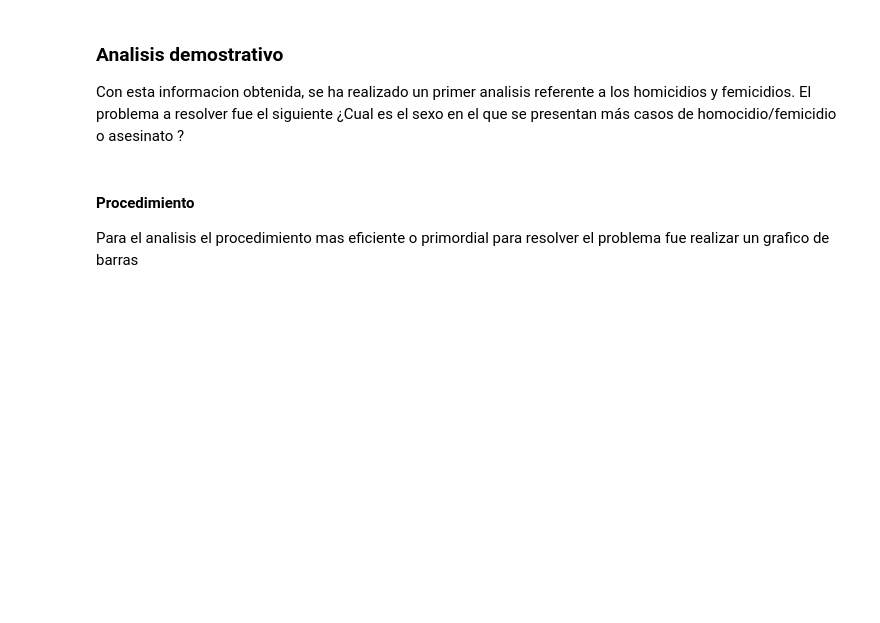
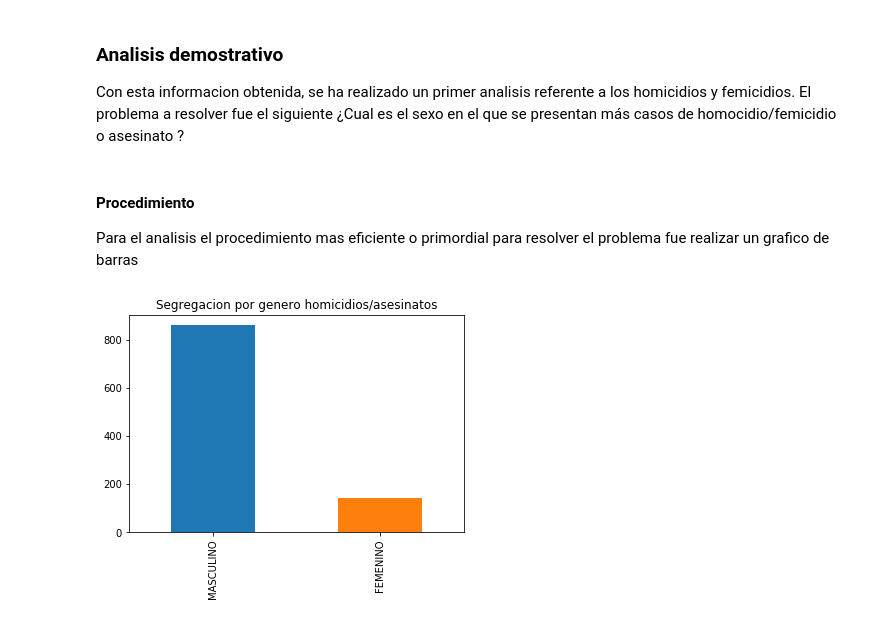
Before and after one commit to 2018-B-GR1-Python/Velasco-Yepez-Andres-David, a Jupyter notebook: proyecto/idea.ipynb, the cells around one changed output. Drawn from its saved outputs; the diff is of its cells as text; code cells hidden in the pictures; blank space fills up the shorter version.

```diff
--- a/proyecto/idea.ipynb
+++ b/proyecto/idea.ipynb
@@ -60,3 +60,9 @@ Con esta informacion obtenida, se ha realizado un primer analisis referente a lo
 # %% [markdown]
 #### Procedimiento
 Para el analisis el procedimiento mas eficiente o primordial para resolver el problema fue realizar un grafico de barras
+# %%
+plt.title("Segregacion por genero homicidios/asesinatos")
+datos['Sexo'].value_counts().plot(kind='bar')
+plt.show()
+# %% [output]
+[figure, added]
```
Also changed, not shown: parts of 6 cells of this notebook, 2 other files.
